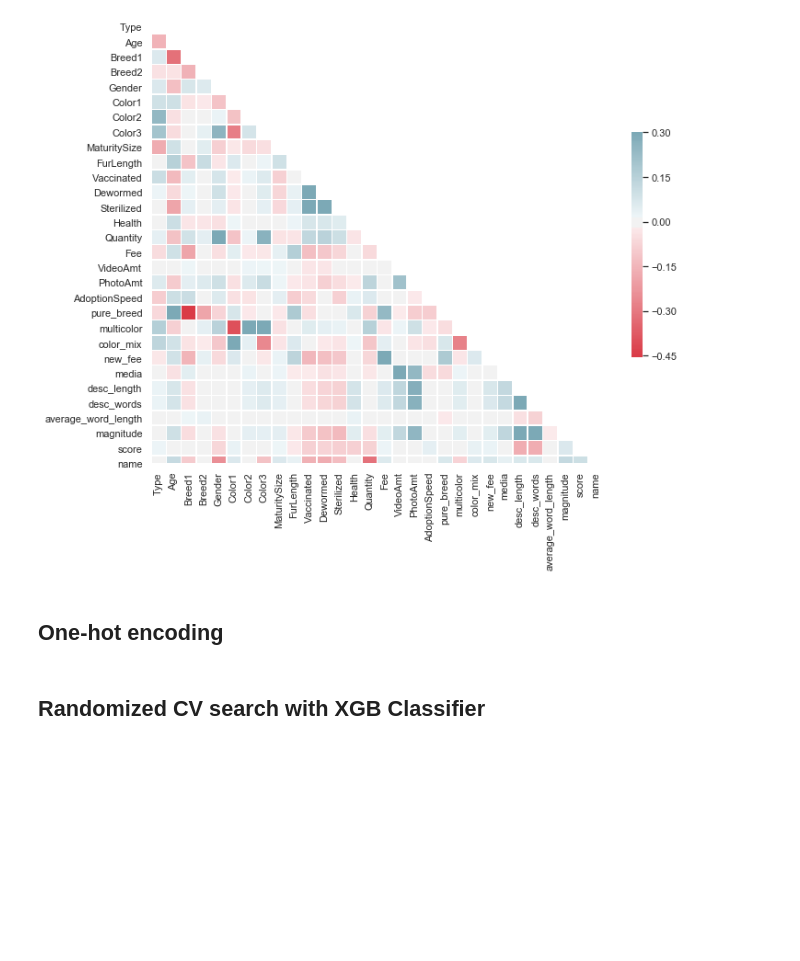
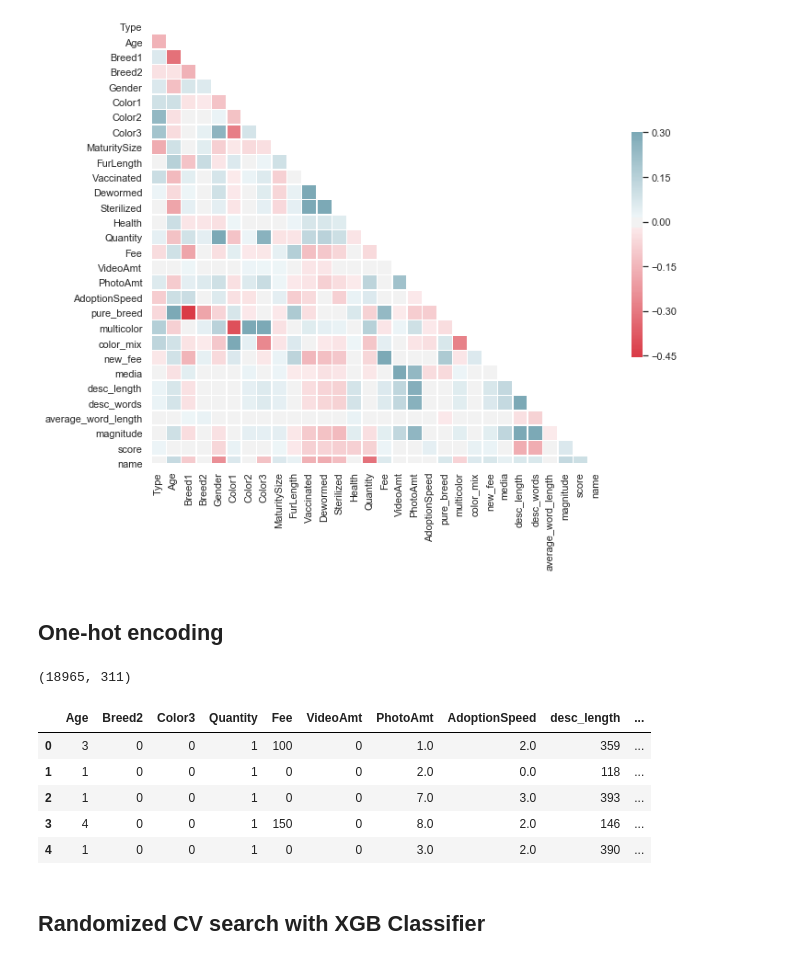
Before and after one commit to inescsv/pet_project, a Jupyter notebook: pet_project.ipynb, the cells around one changed output. Saved outputs shown, nothing was run; the diff lists cells and outputs as text; code cells hidden in the pictures; blank space fills up the shorter version.

```diff
--- a/pet_project.ipynb
+++ b/pet_project.ipynb
@@ -557,17 +561,26 @@ sns.heatmap(corr, mask=mask, cmap=cmap, vmax=.3, center=0,
 # %%
 # One-hot encode categorical columns
 
 onehot_columns = ['Type', 'Breed1', 'Gender', 'Color1', 'Color2',
        'MaturitySize', 'FurLength', 'Vaccinated', 'Dewormed', 'Sterilized',
        'Health', 'pure_breed', 'multicolor', 'color_mix', 'new_fee', 'media', 'name']
 
 onehot_df = df_temp[onehot_columns]
 onehot_df = pd.get_dummies(onehot_df, columns = onehot_columns)
 df_onehot_drop = df_temp.drop(onehot_columns, axis = 1)
 df_onehot = pd.concat([df_onehot_drop, onehot_df], axis = 1)
+df_onehot['average_word_length'] = df_onehot['average_word_length'].fillna(0)
 
 print(df_onehot.shape)
 df_onehot.head()
+# %% [output]
+(18965, 311)
+|  | Age | Breed2 | Color3 | Quantity | Fee | VideoAmt | PhotoAmt | AdoptionSpeed | desc_length | ... |
+| 0 | 3 | 0 | 0 | 1 | 100 | 0 | 1.0 | 2.0 | 359 | ... |
+| 1 | 1 | 0 | 0 | 1 | 0 | 0 | 2.0 | 0.0 | 118 | ... |
+| 2 | 1 | 0 | 0 | 1 | 0 | 0 | 7.0 | 3.0 | 393 | ... |
+| 3 | 4 | 0 | 0 | 1 | 150 | 0 | 8.0 | 2.0 | 146 | ... |
+| 4 | 1 | 0 | 0 | 1 | 0 | 0 | 3.0 | 2.0 | 390 | ... |
 # %% [markdown]
 ## Randomized CV search with XGB Classifier
 # %%
```
Also changed, not shown: parts of 26 cells of this notebook.
